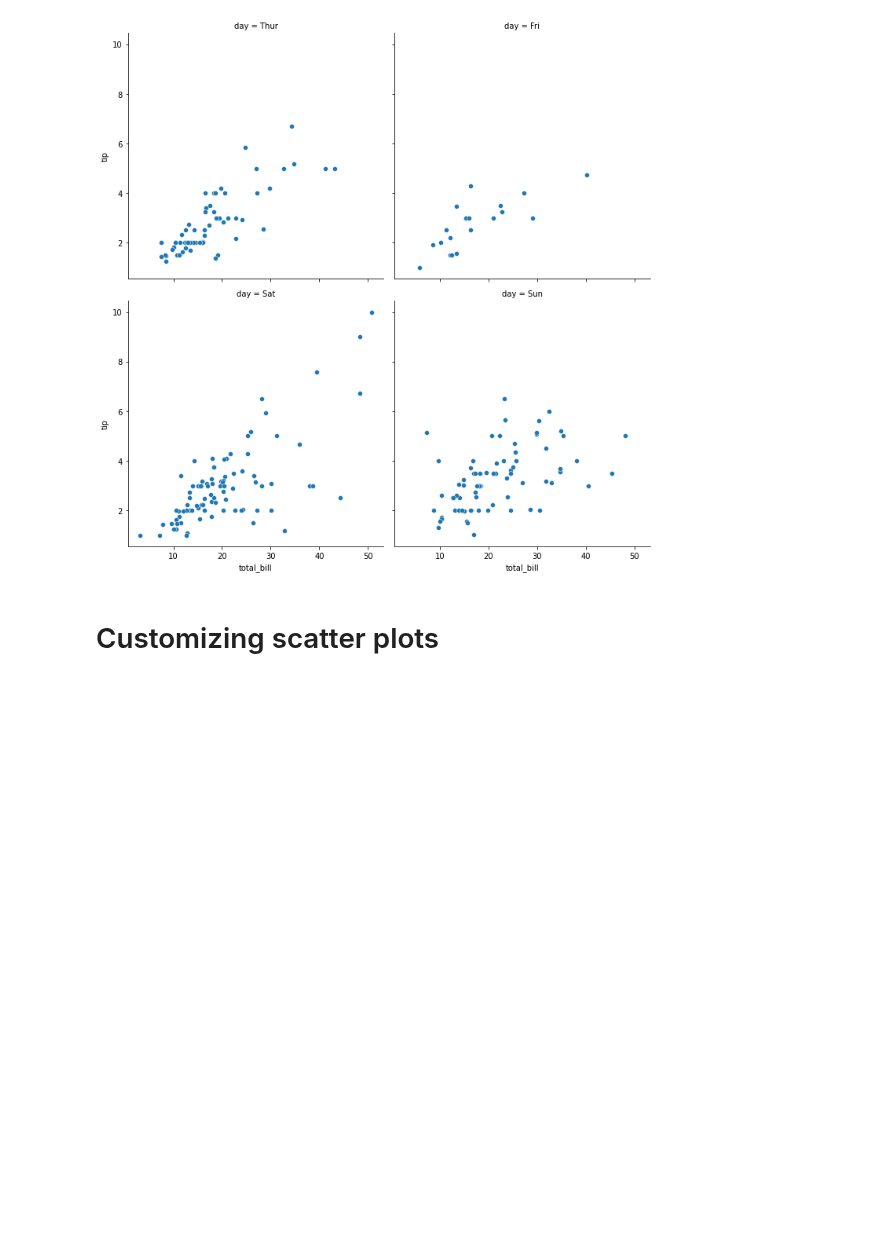
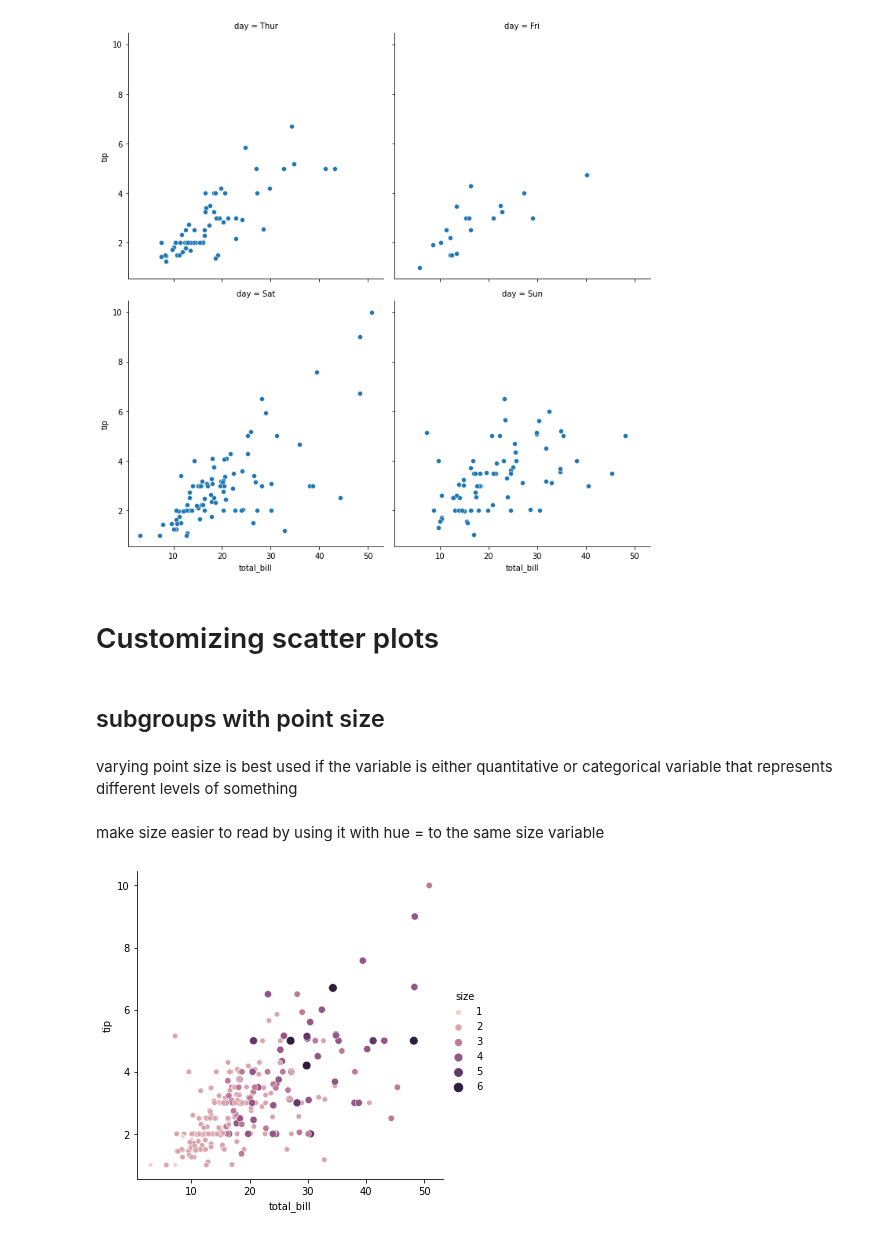
Before and after one commit to Jose-Servin/DataCamp, a Jupyter notebook: Courses/Intro_Seaborn/all_about_Seaborn.ipynb, the cells around one changed output. Drawn from its saved outputs; the diff is of its cells as text; code cells hidden in the pictures; blank space fills up the shorter version.

```diff
--- a/Courses/Intro_Seaborn/all_about_Seaborn.ipynb
+++ b/Courses/Intro_Seaborn/all_about_Seaborn.ipynb
@@ -223,3 +223,21 @@ plt.show()
 [figure]
 # %% [markdown]
 # Customizing scatter plots
+# %% [markdown]
+## subgroups with point size
+# %% [markdown]
+varying point size is best used if the variable is either quantitative or categorical variable that represents different levels of something
+# %% [markdown]
+make size easier to read by using it with hue = to the same size variable
+# %%
+sns.relplot(
+    x='total_bill',
+    y='tip',
+    data=tips,
+    kind='scatter',
+    size='size',
+    hue = 'size'
+)
+plt.show()
+# %% [output]
+[figure, added]
```
Also changed, not shown: parts of 34 cells of this notebook, 2 other files.
